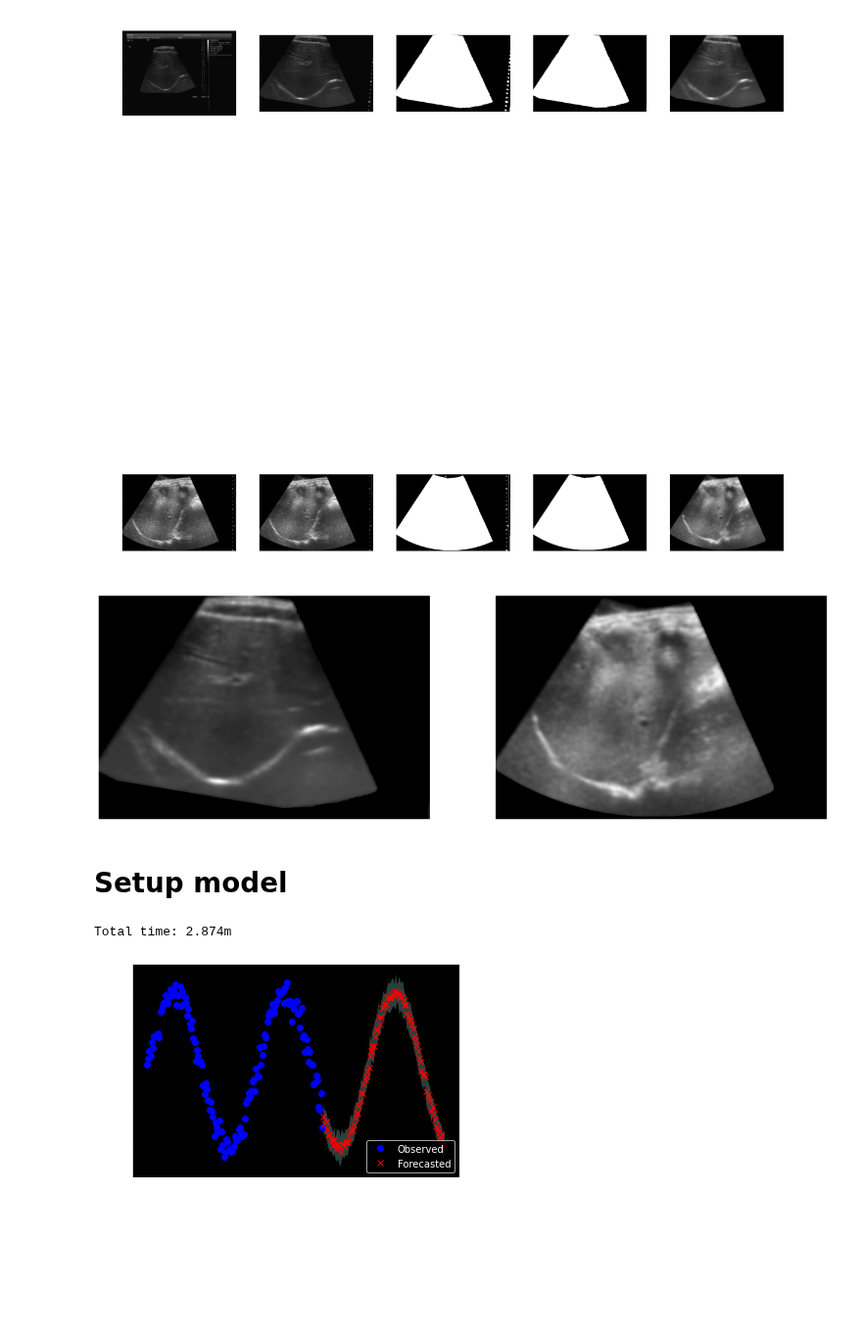
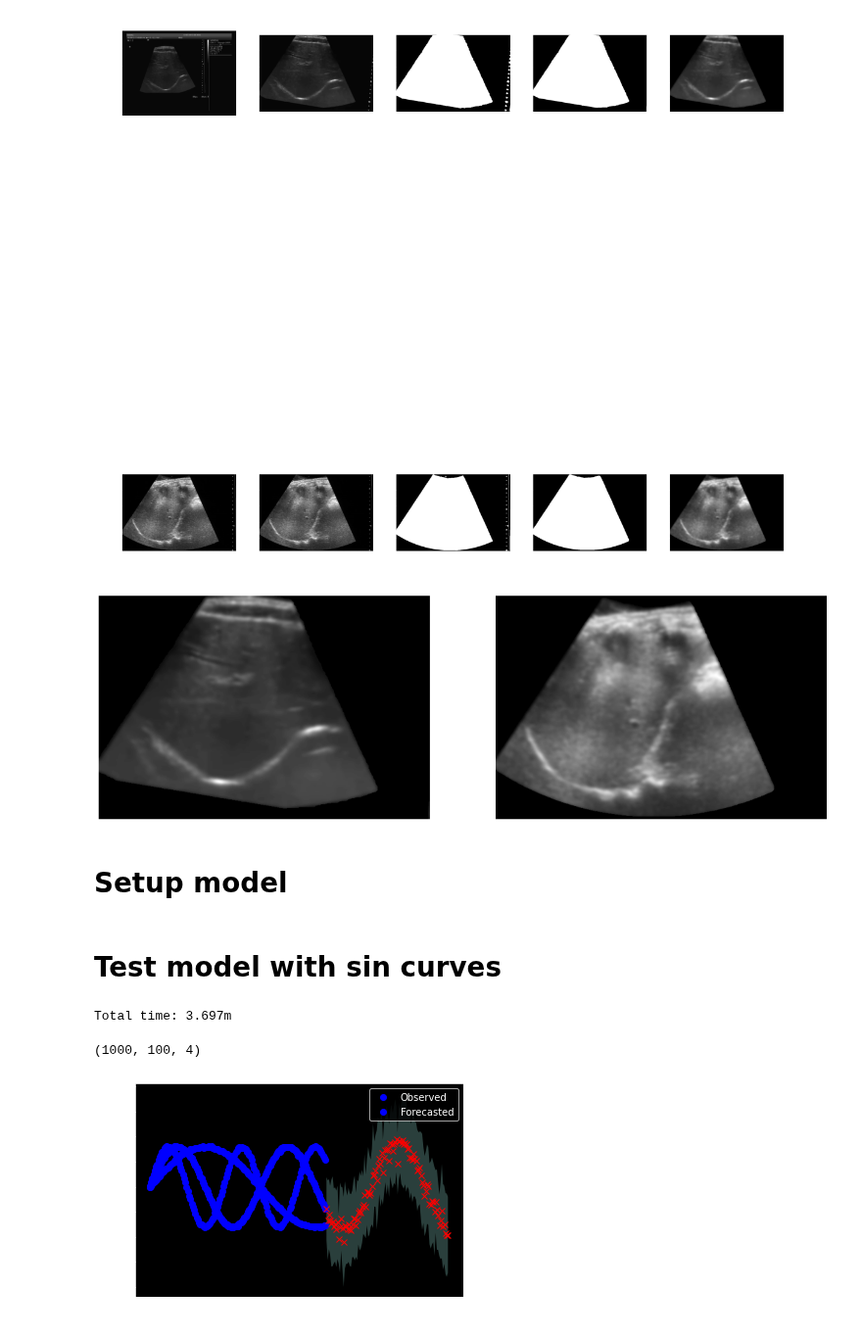
Before and after one commit to markusOlsen1/ModelBasedProject, a Jupyter notebook: main.ipynb, the cells around one changed output. Shown at 98% size. Cells and saved outputs as stored; diff of their text form; code cells hidden in the pictures; blank space fills up the shorter version.

```diff
--- a/main.ipynb
+++ b/main.ipynb
@@ -152,28 +152,27 @@ for videoIdx,video in enumerate(videosList):
 # %% [markdown]
 ### Mask videos with binary morphology
 # %%
-# Creating mask for field of view and removing background
-disk = np.zeros((40,40))
+# Creating mask for field of view and removing backgrounddisk = np.zeros((40,40))
 element = skimage.draw.disk((20,20),9,shape=(40,40))
 
 # Pick sigma for gaussian filter:
-sigma_for_gaussian_filter = (3,3)
+sigma_for_gaussian_filter = (0,3,3)
 
 disk[element]=1
 morphsInput = []
 videoMasks = []
 videosTransMaskList = []
 
-for vidIdx,frame in enumerate(videosTransList):
-    vidThr = np.zeros(frame.shape[1:])
-    for frameIdx,frame in enumerate(frame):
+for vidIdx,vid in enumerate(videosTransList):
+    vidThr = np.zeros(vid.shape[1:])
+    for frameIdx,frame in enumerate(vid):
         vidThr+=frame>10
     morphInput=vidThr>0
     vidMask = morph.opening(morphInput,disk) # First opening
     vidMask = morph.closing(vidMask,disk) # Then closing
     morphsInput.append(morphInput)
     videoMasks.append(vidMask)
-    tmp_blurred = ndimage.gaussian_filter(frame,sigma=sigma_for_gaussian_filter)
+    tmp_blurred = ndimage.gaussian_filter(vid,sigma=sigma_for_gaussian_filter)
     videosTransMaskList.append(tmp_blurred*vidMask[None,:,:])
 # %%
 # Visualisation of final frames of final videos:
@@ -202,7 +201,7 @@ for i in range(len(videosTransMaskList)):
     axs[i].axis('off')
 plt.show()
 # %% [output]
-[figure, old version]
+[figure, new version]
 # %% [markdown]
 # Setup model
 # %%
@@ -216,7 +215,7 @@ from numpyro.infer import MCMC, NUTS
 # Carry function
 def f(carry, noise_t):
   beta, z_prev, tau = carry
-  z_t = jnp.matmul(beta,z_prev)
+  z_t = jnp.matmul(beta,z_prev)+noise_t
   z_prev = z_t
   return (beta, z_prev, tau), z_t
 # %%
@@ -260,47 +264,50 @@ def model(T, T_forecast, output_dim, obs=None):
 
 
     return z_collection
+# %% [markdown]
+# Test model with sin curves
+# %%
+N = 144
+test_x = np.linspace(0,10,N)
+test_y = 40*np.sin(test_x)
+
+for i in range (1,4):
+    test_y = np.vstack((test_y, 40*np.sin(i/2*test_x) + np.random.normal(0,0.5,N)))
 # %%
-N = 144
-test_x = np.linspace(0,10,N)
-test_y = np.sin(test_x) + np.random.normal(0,0.1,N)
-test_y2D = np.tile(test_y,(4,1)).T
-test_y2D.shape
-
 t0 = time.time()
 
 
 rng_key = random.PRNGKey(0)
 rng_key, rng_key_ = random.split(rng_key)
 
-nuts_kernel = NUTS(model=model)
+nuts_kernel = NUTS(model=model,init_strategy=init_to_feasible())
 mcmc_sin = MCMC(nuts_kernel, num_samples=1000, num_warmup=1000, num_chains=1)
-#mcmc.run(rng_key_, T=N, T_forecast=0, obs1=y_obs1, ix_mis1=ix_mis1, ix_obs1=ix_obs1,
-#         obs2=y_obs2, ix_mis2=ix_mis2, ix_obs2=ix_obs2)
-mcmc_sin.run(rng_key_, T=N, T_forecast=100, output_dim=test_y2D.shape[1], obs=test_y2D)
+
+mcmc_sin.run(rng_key_, T=N, T_forecast=100, output_dim=test_y.T.shape[1], obs=test_y.T)
 
 t_fin = time.time()
 
 print("Total time: {0:.3f}m".format((t_fin - t0)/60))
 # %% [output]
-Total time: 2.874m
+Total time: 3.697m
 # %%
 mcmc_sin.print_summary()
 # %%
 samples = {k:v for k, v in mcmc_sin.get_samples().items()}
-samples['y_pred'].shape
+print(samples['y_pred'].shape)
 
 # get mean and standard devitions for predictions
 y_mean = samples["y_pred"][:,:,2].mean(axis=0)
 y_std = samples["y_pred"][:,:,2].std(axis=0)
 
 y_pred_025 = y_mean - 1.96*y_std
 y_pred_975 = y_mean + 1.96*y_std
 
-plt.plot(range(N),test_y,"bo")
-plt.plot(range(N,N+100),y_mean,"rx")
+plt.plot(range(N),test_y.T,"bo")
+plt.plot(range(N,N+100),y_mean.T,"rx")
 plt.fill_between(range(N,N+100), y_pred_025, y_pred_975, alpha=0.3)
 plt.legend(["Observed","Forecasted"])
 plt.show()
 # %% [output]
+(1000, 100, 4)
-[figure, old version]
+[figure, new version]
```
Also changed, not shown: parts of 17 cells of this notebook.
